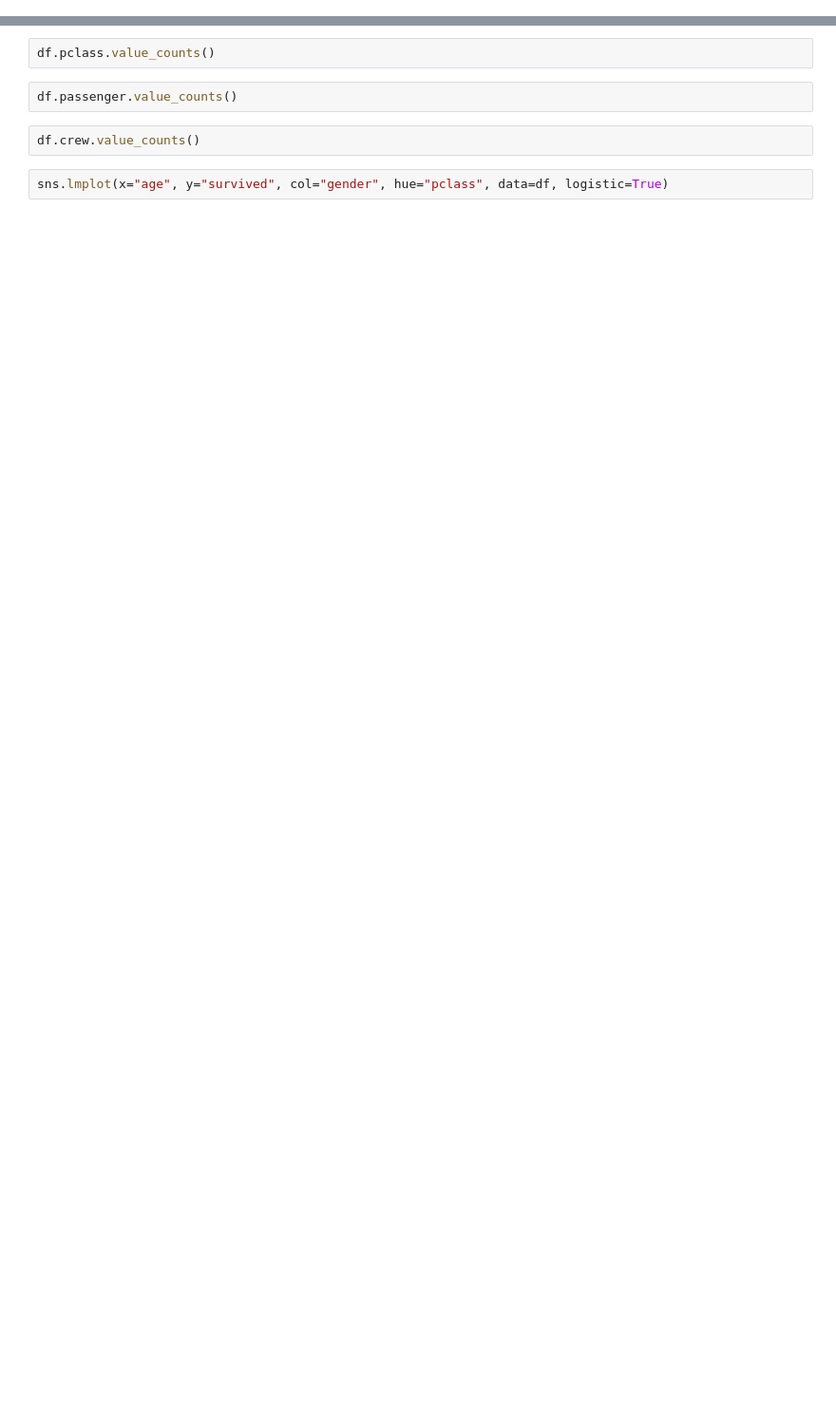
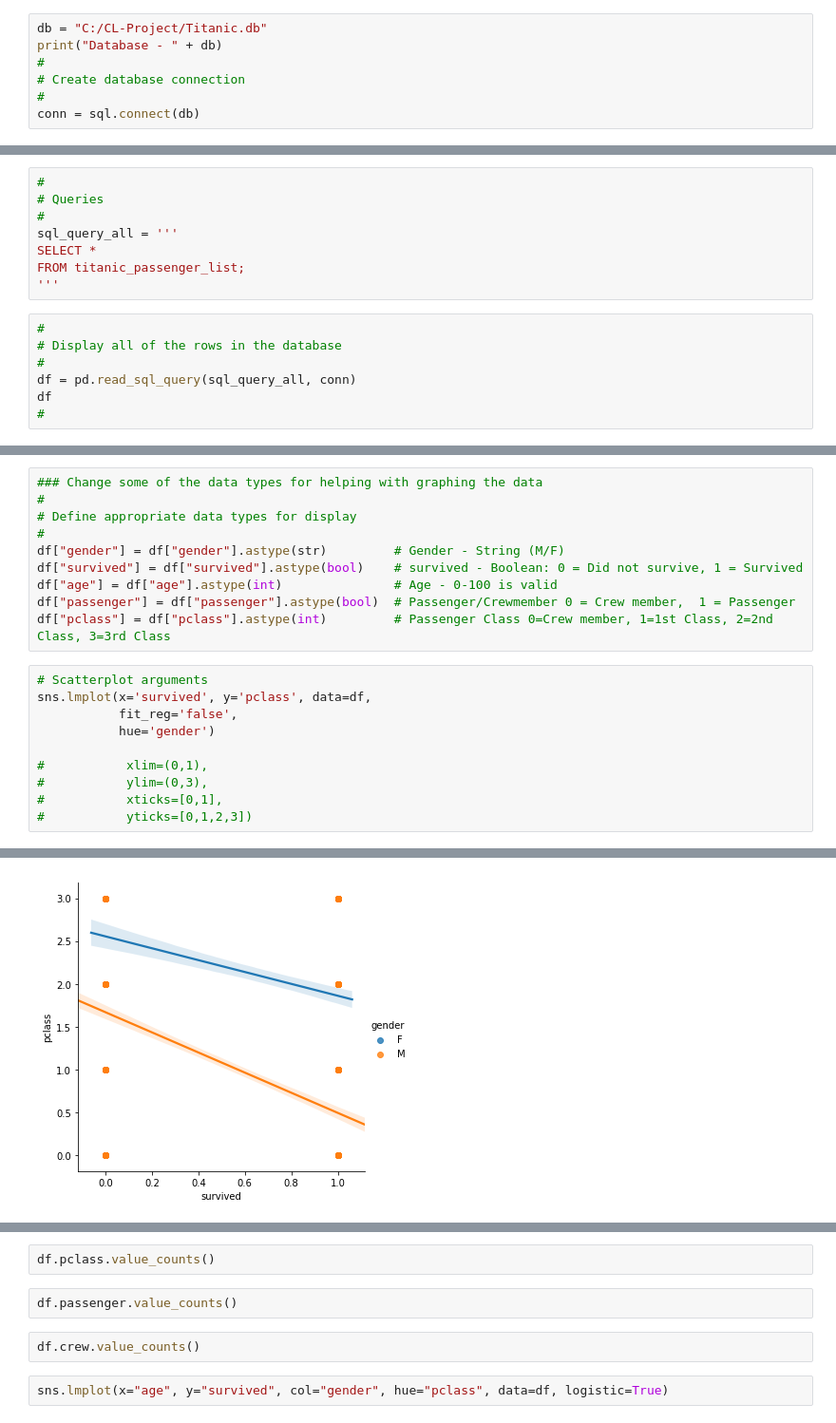
Before and after one commit to jv30344/cl-titanic, a Jupyter notebook: main flow.ipynb, the cells around one changed output, grey strips where cells are left out. Shown: that part at 95% size. Drawn from its saved outputs; the diff is of its cells as text; blank space fills up the shorter version.

```diff
--- a/main flow.ipynb
+++ b/main flow.ipynb
@@ -75,0 +57,7 @@ df["pclass"] = df["pclass"].astype(int)
+# %%
+db = "C:/CL-Project/Titanic.db"
+print("Database - " + db)
+#
+# Create database connection
+#
+conn = sql.connect(db)
@@ -75,0 +68,15 @@ df["pclass"] = df["pclass"].astype(int)
+# %%
+#
+# Queries
+#
+sql_query_all = '''
+SELECT *
+FROM titanic_passenger_list;
+'''
+# %%
+#
+# Display all of the rows in the database
+#
+df = pd.read_sql_query(sql_query_all, conn)
+df
+#
@@ -75,0 +102,21 @@ df["pclass"] = df["pclass"].astype(int)
+# %%
+### Change some of the data types for helping with graphing the data
+#
+# Define appropriate data types for display
+#
+df["gender"] = df["gender"].astype(str)         # Gender - String (M/F)
+df["survived"] = df["survived"].astype(bool)    # survived - Boolean: 0 = Did not survive, 1 = Survived
+df["age"] = df["age"].astype(int)               # Age - 0-100 is valid
+df["passenger"] = df["passenger"].astype(bool)  # Passenger/Crewmember 0 = Crew member,  1 = Passenger
+df["pclass"] = df["pclass"].astype(int)         # Passenger Class 0=Crew member, 1=1st Class, 2=2nd Class, 3=3rd Class
+# %%
+# Scatterplot arguments
+sns.lmplot(x='survived', y='pclass', data=df,
+           fit_reg='false',
+           hue='gender')
+
+#           xlim=(0,1),
+#           ylim=(0,3),
+#           xticks=[0,1],
+#           yticks=[0,1,2,3])
+# %% [output]
@@ -75,0 +124 @@ df["pclass"] = df["pclass"].astype(int)
+[figure, added]
```
Also changed, not shown: parts of 20 cells of this notebook, 9 other files.
